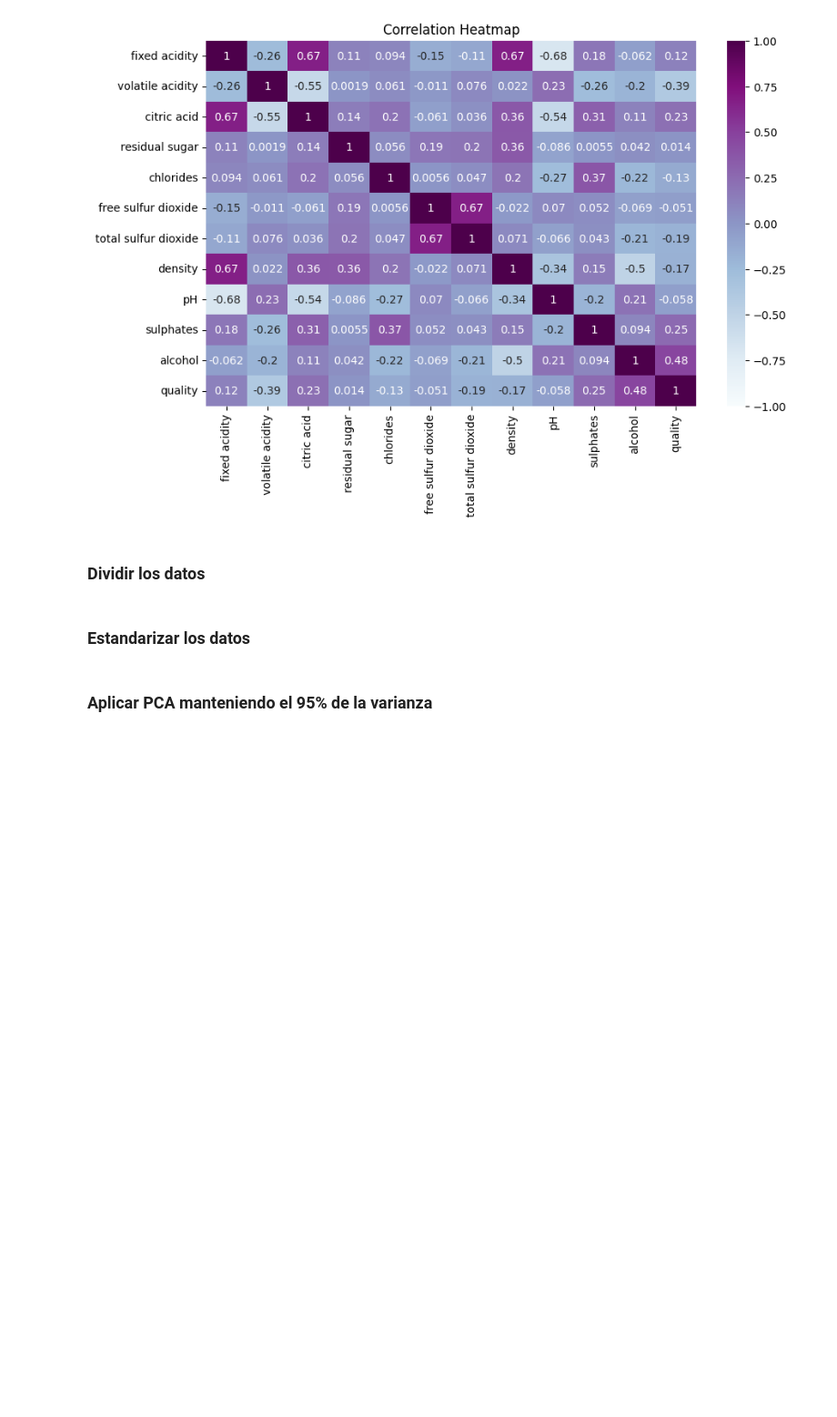
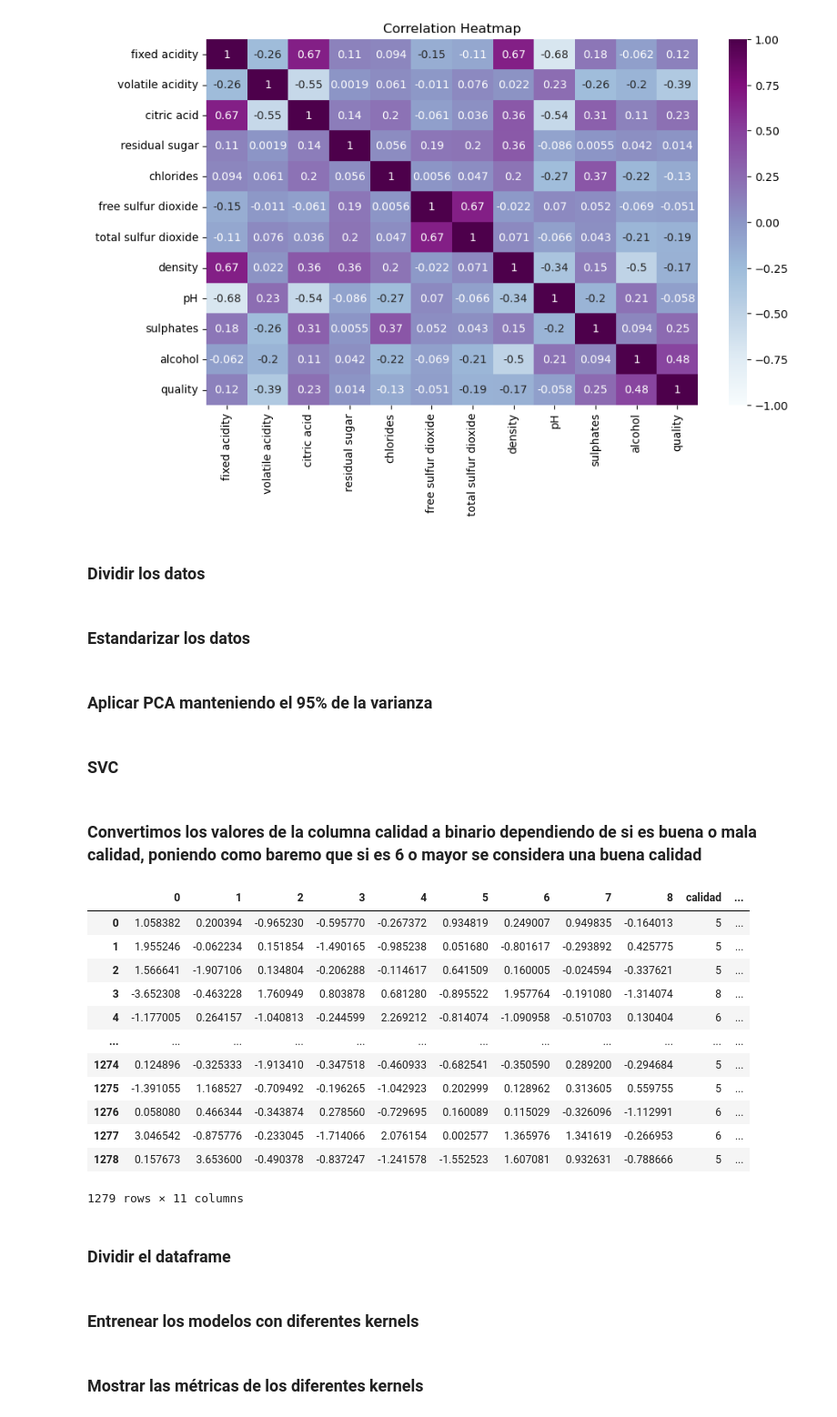
Before and after one commit to RalphNM1/InteligenciaArtificial, a Jupyter notebook: Ejercicios/PCA/PCA.ipynb, the cells around one changed output. Shown: that part at 91% size. Drawn from its saved outputs; the diff is of its cells as text; code cells hidden in the pictures; blank space fills up the shorter version.

```diff
--- a/Ejercicios/PCA/PCA.ipynb
+++ b/Ejercicios/PCA/PCA.ipynb
@@ -75,3 +76,26 @@ y_train.reset_index(drop=True, inplace=True)
 y_train = pd.DataFrame(y_train)
 final_pca_df = pca_df.copy()
 final_pca_df['calidad'] = y_train
+# %% [markdown]
+### SVC
+# %% [markdown]
+### Convertimos los valores de la columna calidad a binario dependiendo de si es buena o mala calidad, poniendo como baremo que si es 6 o mayor se considera una buena calidad
+# %%
+final_pca_df['calidad_binario'] = final_pca_df['calidad'].apply(lambda x: 1 if x >= 6 else 0)
+final_pca_df
+# %% [output]
+|  | 0 | 1 | 2 | 3 | 4 | 5 | 6 | 7 | 8 | calidad | ... |
+| 0 | 1.058382 | 0.200394 | -0.965230 | -0.595770 | -0.267372 | 0.934819 | 0.249007 | 0.949835 | -0.164013 | 5 | ... |
+| 1 | 1.955246 | -0.062234 | 0.151854 | -1.490165 | -0.985238 | 0.051680 | -0.801617 | -0.293892 | 0.425775 | 5 | ... |
+| 2 | 1.566641 | -1.907106 | 0.134804 | -0.206288 | -0.114617 | 0.641509 | 0.160005 | -0.024594 | -0.337621 | 5 | ... |
+| 3 | -3.652308 | -0.463228 | 1.760949 | 0.803878 | 0.681280 | -0.895522 | 1.957764 | -0.191080 | -1.314074 | 8 | ... |
+| 4 | -1.177005 | 0.264157 | -1.040813 | -0.244599 | 2.269212 | -0.814074 | -1.090958 | -0.510703 | 0.130404 | 6 | ... |
+| ... | ... | ... | ... | ... | ... | ... | ... | ... | ... | ... | ... |
+| 1274 | 0.124896 | -0.325333 | -1.913410 | -0.347518 | -0.460933 | -0.682541 | -0.350590 | 0.289200 | -0.294684 | 5 | ... |
+| 1275 | -1.391055 | 1.168527 | -0.709492 | -0.196265 | -1.042923 | 0.202999 | 0.128962 | 0.313605 | 0.559755 | 5 | ... |
+| 1276 | 0.058080 | 0.466344 | -0.343874 | 0.278560 | -0.729695 | 0.160089 | 0.115029 | -0.326096 | -1.112991 | 6 | ... |
+| 1277 | 3.046542 | -0.875776 | -0.233045 | -1.714066 | 2.076154 | 0.002577 | 1.365976 | 1.341619 | -0.266953 | 6 | ... |
+| 1278 | 0.157673 | 3.653600 | -0.490378 | -0.837247 | -1.241578 | -1.552523 | 1.607081 | 0.932631 | -0.788666 | 5 | ... |
+1279 rows × 11 columns
+# %% [markdown]
+### Dividir el dataframe
@@ -77,0 +107,2 @@ final_pca_df['calidad'] = y_train
+# %% [markdown]
+### Entrenear los modelos con diferentes kernels
@@ -77,0 +126,2 @@ final_pca_df['calidad'] = y_train
+# %% [markdown]
+### Mostrar las métricas de los diferentes kernels
```
Also changed, not shown: parts of 17 cells of this notebook.
